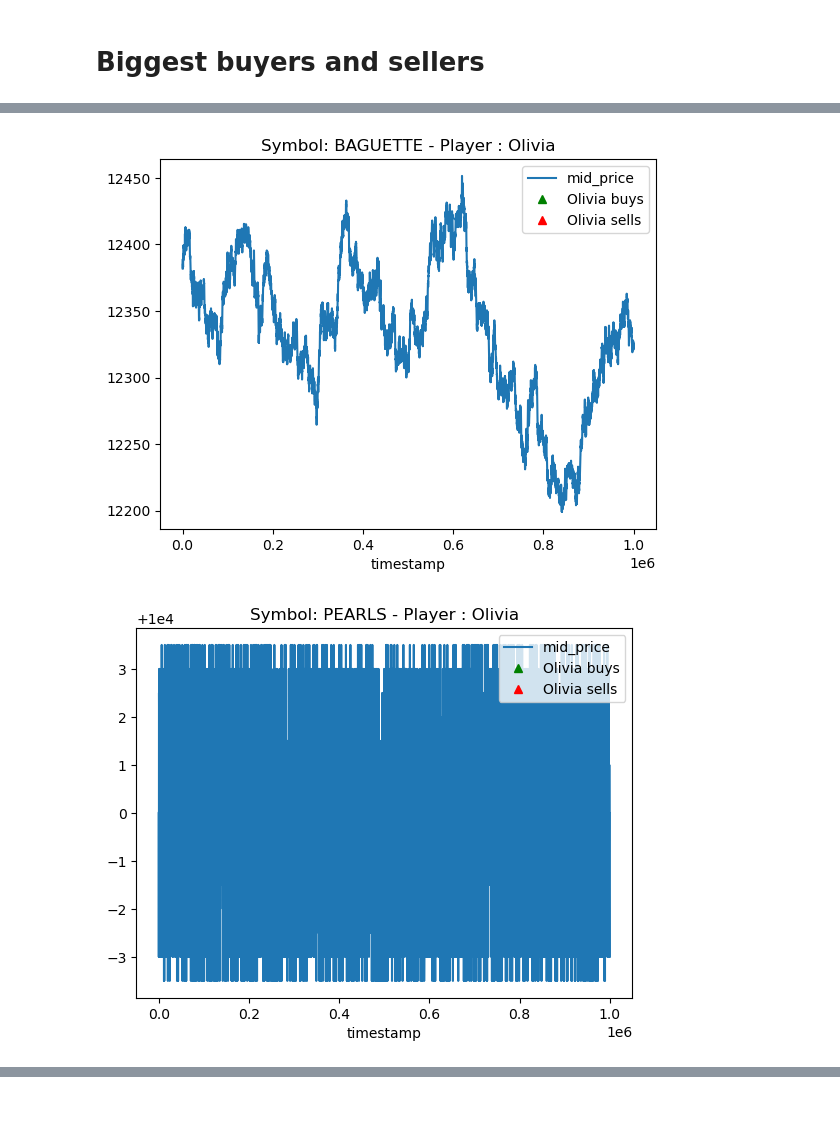
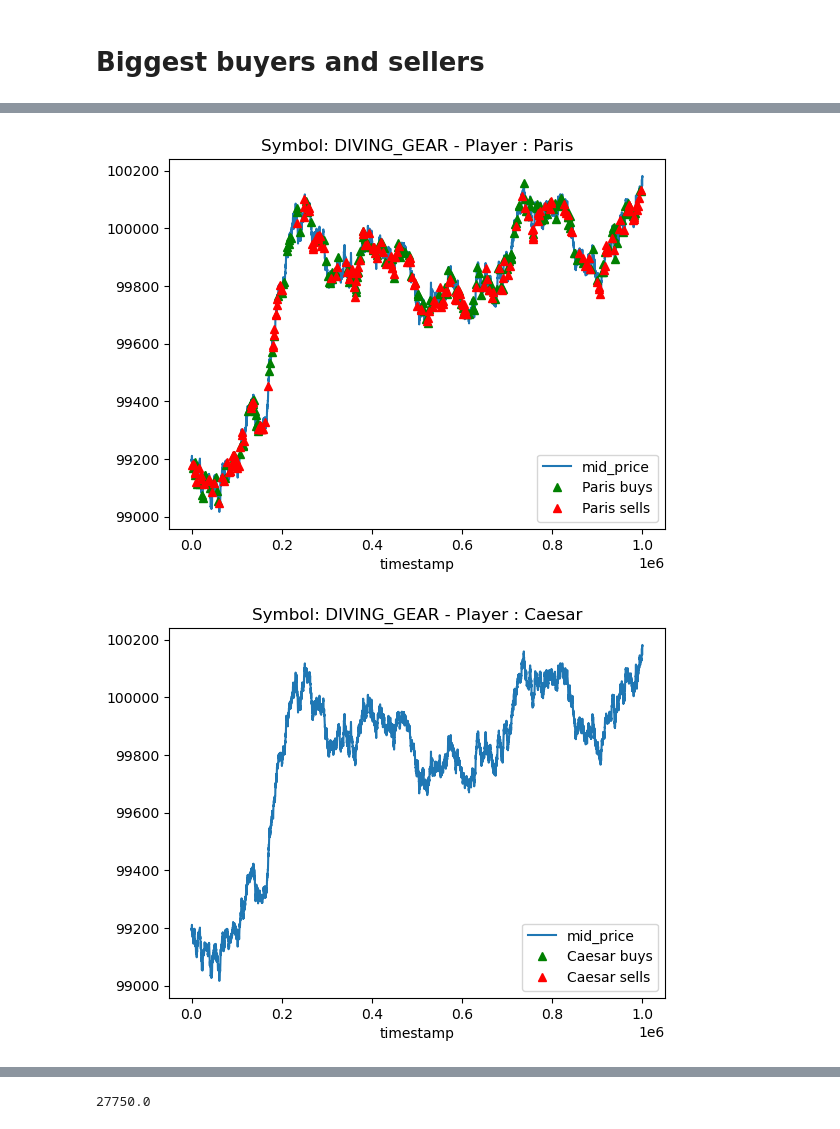
Before and after one commit to nicolassinott/IMC_Prosperity, a Jupyter notebook: notebooks/08-round5-eda.ipynb, the cells around one changed output, grey strips where cells are left out. Saved outputs shown, nothing was run; the diff lists cells and outputs as text; code cells hidden in the pictures.

```diff
--- a/notebooks/08-round5-eda.ipynb
+++ b/notebooks/08-round5-eda.ipynb
@@ -10,11 +10,11 @@ import matplotlib.pyplot as plt
 from typing import Dict, List, Tuple
 # %%
 data = pd.read_csv(
-    "data/round5/trades_round_4_day_3_wn.csv",
+    "data/round5/trades_round_4_day_2_wn.csv",
     sep = ';'
 ).set_index("timestamp")
 # %%
 prices = pd.read_csv(
-    "data/round4/prices_round_4_day_3.csv",
+    "data/round4/prices_round_4_day_2.csv",
     sep = ';'
 ).set_index("timestamp")
@@ -144,10 +79,11 @@ player_sells
 for symbol in prices_dict.keys():
     if symbol == "DOLPHIN_SIGHTINGS":
         continue
+    if not symbol in ["DIVING_GEAR"]:
+        continue
     for player in player_buys.keys():
-        if player != "Olivia":
-            continue
-        # plt.figure()
+        # if not player in ["Charlie"]:
+            # continue
         plt.subplot()
         prices_dict[symbol]\
             .plot()
@@ -181,2 +117,2 @@ for symbol in prices_dict.keys():
-[figure, old version]
+[figure, new version]
-[figure, old version]
+[figure, new version]
@@ -188,0 +125,4 @@ for symbol in prices_dict.keys():
+# %%
+250*(-prices_dict["BERRIES"].loc[2e5] + 2*prices_dict["BERRIES"].loc[5e5] - prices_dict["BERRIES"].iloc[-1])
+# %% [output]
+27750.0
```
Also changed, not shown: parts of 25 cells of this notebook, 1 other file.
